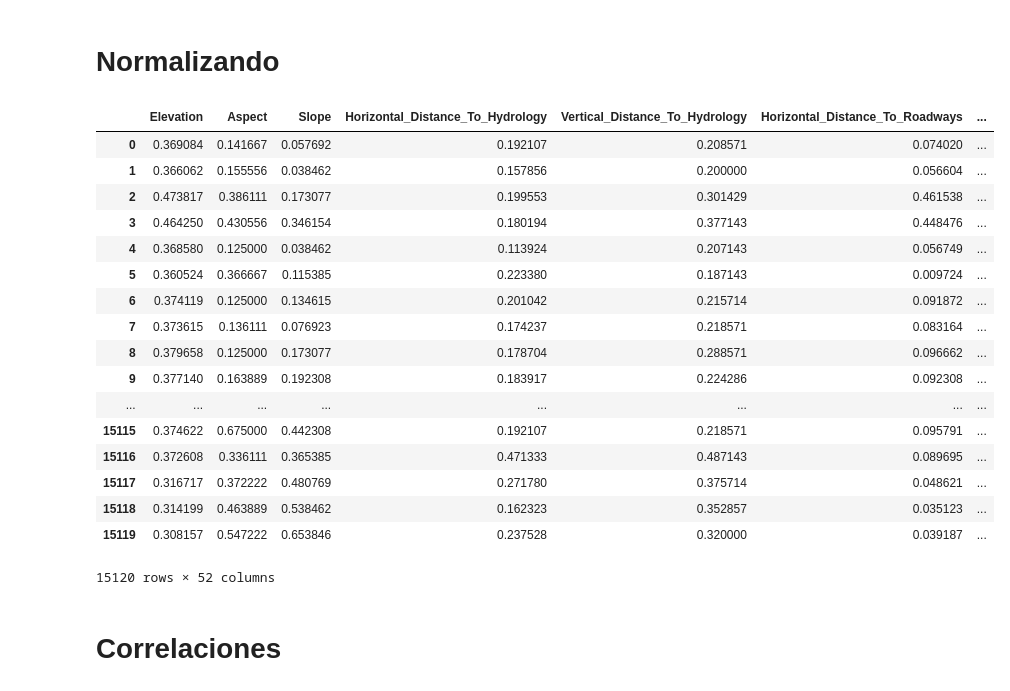
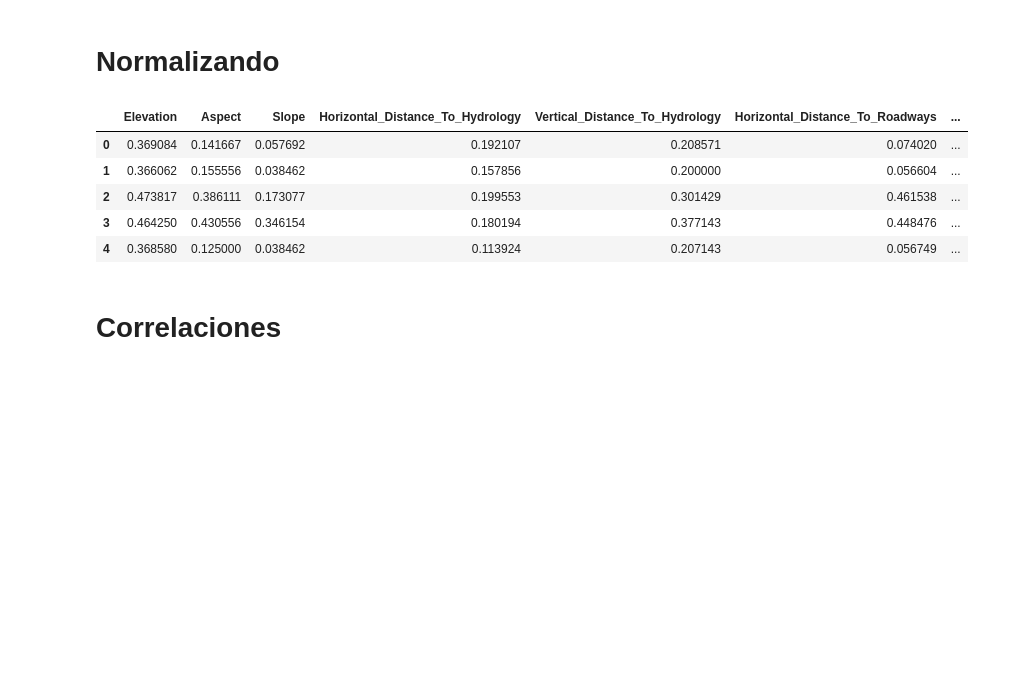
Before and after one commit to dcdanielca/Analitica-Predictiva, a Jupyter notebook: Taller 2/SVM.ipynb, the cells around one changed output. Drawn from its saved outputs; the diff is of its cells as text; code cells hidden in the pictures; blank space fills up the shorter version.

```diff
--- a/Taller 2/SVM.ipynb
+++ b/Taller 2/SVM.ipynb
@@ -40,30 +37,18 @@ data_test = data_test.iloc[:,1:]
 # %% [markdown]
 # Normalizando
 # %%
-x = data_train[data_train.columns.drop('Cover_Type')].values
+x = data_train.values
 min_max_scaler = preprocessing.MinMaxScaler()
 x_scaled = min_max_scaler.fit_transform(x)
-data_train_features = pd.DataFrame(x_scaled, columns=data_train.columns.drop('Cover_Type'))
-data_train_features
+data_train_features = pd.DataFrame(x_scaled, columns=data_train.columns)
+data_train_features.head()
 # %% [output]
 |  | Elevation | Aspect | Slope | Horizontal_Distance_To_Hydrology | Vertical_Distance_To_Hydrology | Horizontal_Distance_To_Roadways | ... |
 | 0 | 0.369084 | 0.141667 | 0.057692 | 0.192107 | 0.208571 | 0.074020 | ... |
 | 1 | 0.366062 | 0.155556 | 0.038462 | 0.157856 | 0.200000 | 0.056604 | ... |
 | 2 | 0.473817 | 0.386111 | 0.173077 | 0.199553 | 0.301429 | 0.461538 | ... |
 | 3 | 0.464250 | 0.430556 | 0.346154 | 0.180194 | 0.377143 | 0.448476 | ... |
 | 4 | 0.368580 | 0.125000 | 0.038462 | 0.113924 | 0.207143 | 0.056749 | ... |
-| 5 | 0.360524 | 0.366667 | 0.115385 | 0.223380 | 0.187143 | 0.009724 | ... |
-| 6 | 0.374119 | 0.125000 | 0.134615 | 0.201042 | 0.215714 | 0.091872 | ... |
-| 7 | 0.373615 | 0.136111 | 0.076923 | 0.174237 | 0.218571 | 0.083164 | ... |
-| 8 | 0.379658 | 0.125000 | 0.173077 | 0.178704 | 0.288571 | 0.096662 | ... |
-| 9 | 0.377140 | 0.163889 | 0.192308 | 0.183917 | 0.224286 | 0.092308 | ... |
-| ... | ... | ... | ... | ... | ... | ... | ... |
-| 15115 | 0.374622 | 0.675000 | 0.442308 | 0.192107 | 0.218571 | 0.095791 | ... |
-| 15116 | 0.372608 | 0.336111 | 0.365385 | 0.471333 | 0.487143 | 0.089695 | ... |
-| 15117 | 0.316717 | 0.372222 | 0.480769 | 0.271780 | 0.375714 | 0.048621 | ... |
-| 15118 | 0.314199 | 0.463889 | 0.538462 | 0.162323 | 0.352857 | 0.035123 | ... |
-| 15119 | 0.308157 | 0.547222 | 0.653846 | 0.237528 | 0.320000 | 0.039187 | ... |
-15120 rows × 52 columns
 # %% [markdown]
 # Correlaciones
 # %%
```
Also changed, not shown: parts of 17 cells of this notebook.
